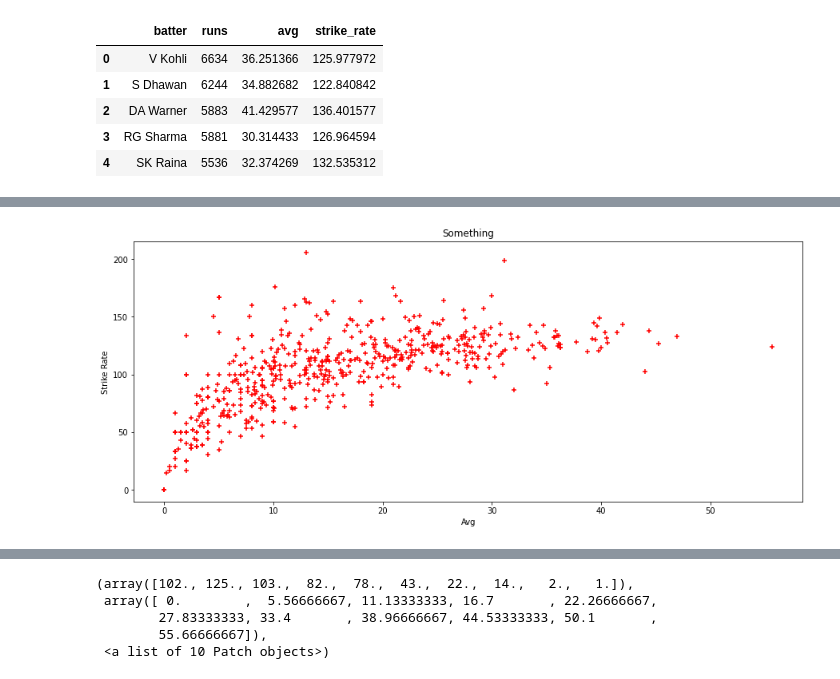
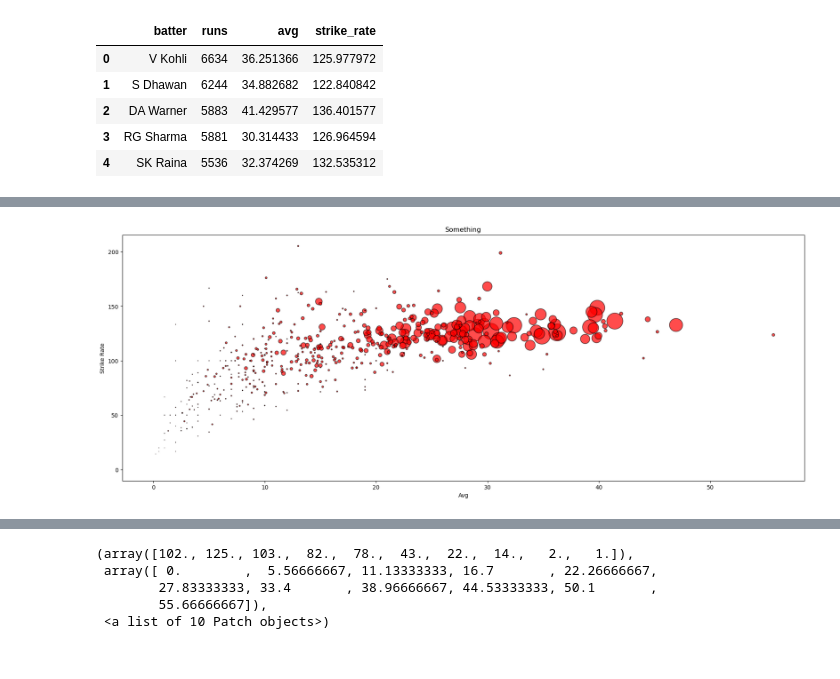
Before and after one commit to DevRitesh08/0.-Preparatory-Topics-for-ML, a Jupyter notebook: Matplotlib/Advanced_matplotlib.ipynb, the cells around one changed output, grey strips where cells are left out. Saved outputs shown, nothing was run; the diff lists cells and outputs as text; code cells hidden in the pictures.

```diff
--- a/Matplotlib/Advanced_matplotlib.ipynb
+++ b/Matplotlib/Advanced_matplotlib.ipynb
@@ -138,11 +155,12 @@ plt.show()
 # %%
-fig,ax = plt.subplots(figsize=(15,6))
+# another way
+fig,ax = plt.subplots(figsize=(22,8))
 
-ax.scatter(batters['avg'],batters['strike_rate'],color='red',marker='+')
+ax.scatter(batters['avg'],batters['strike_rate'],color='red',marker='o',s=batters['runs']/7,alpha=0.7,edgecolor='black',linewidth=1)
 ax.set_title('Something')
 ax.set_xlabel('Avg')
 ax.set_ylabel('Strike Rate')
 
 fig.show()
 # %% [output]
-[figure, old version]
+[figure, new version]
```
Also changed, not shown: parts of 11 cells of this notebook.
